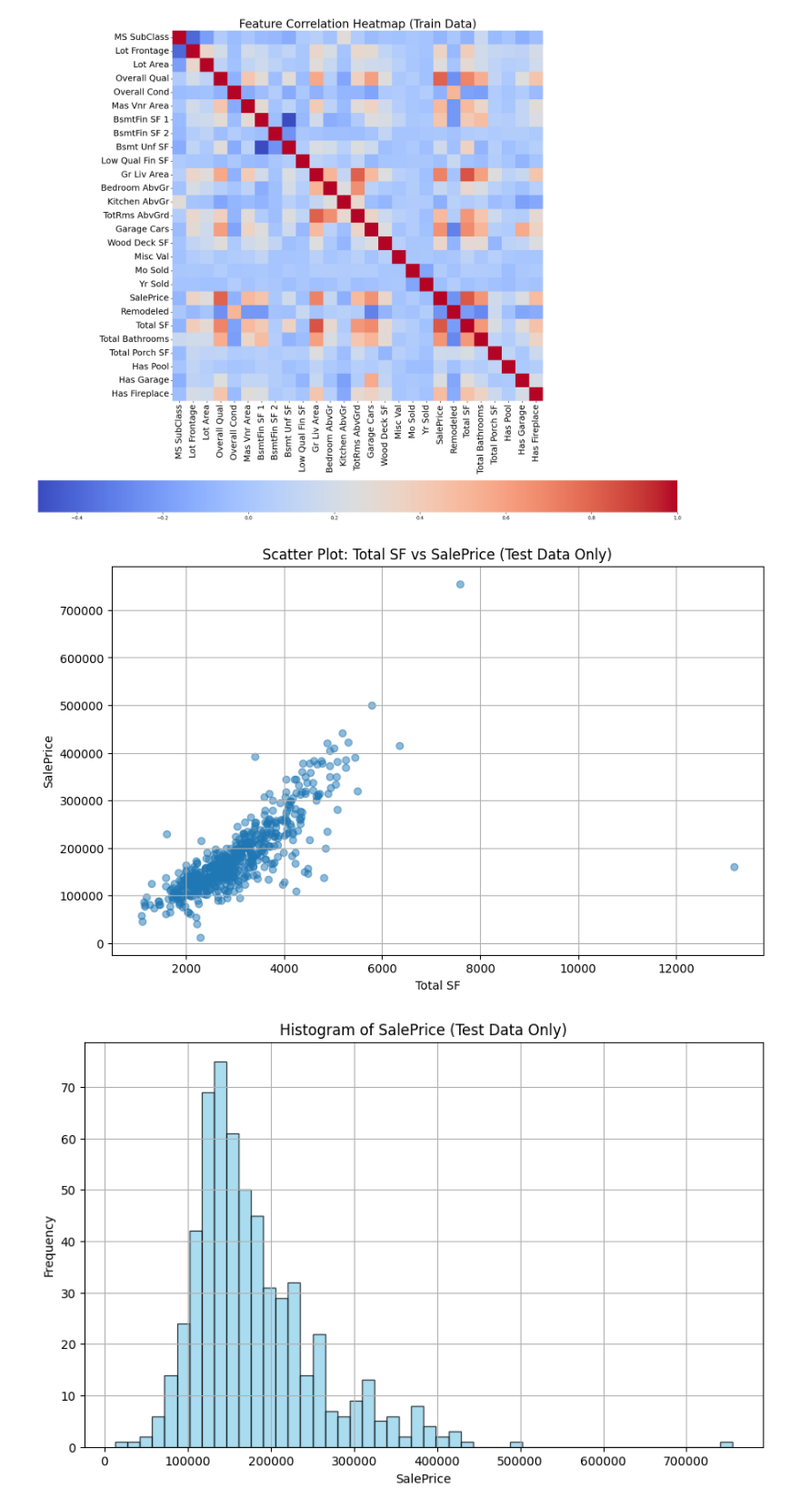
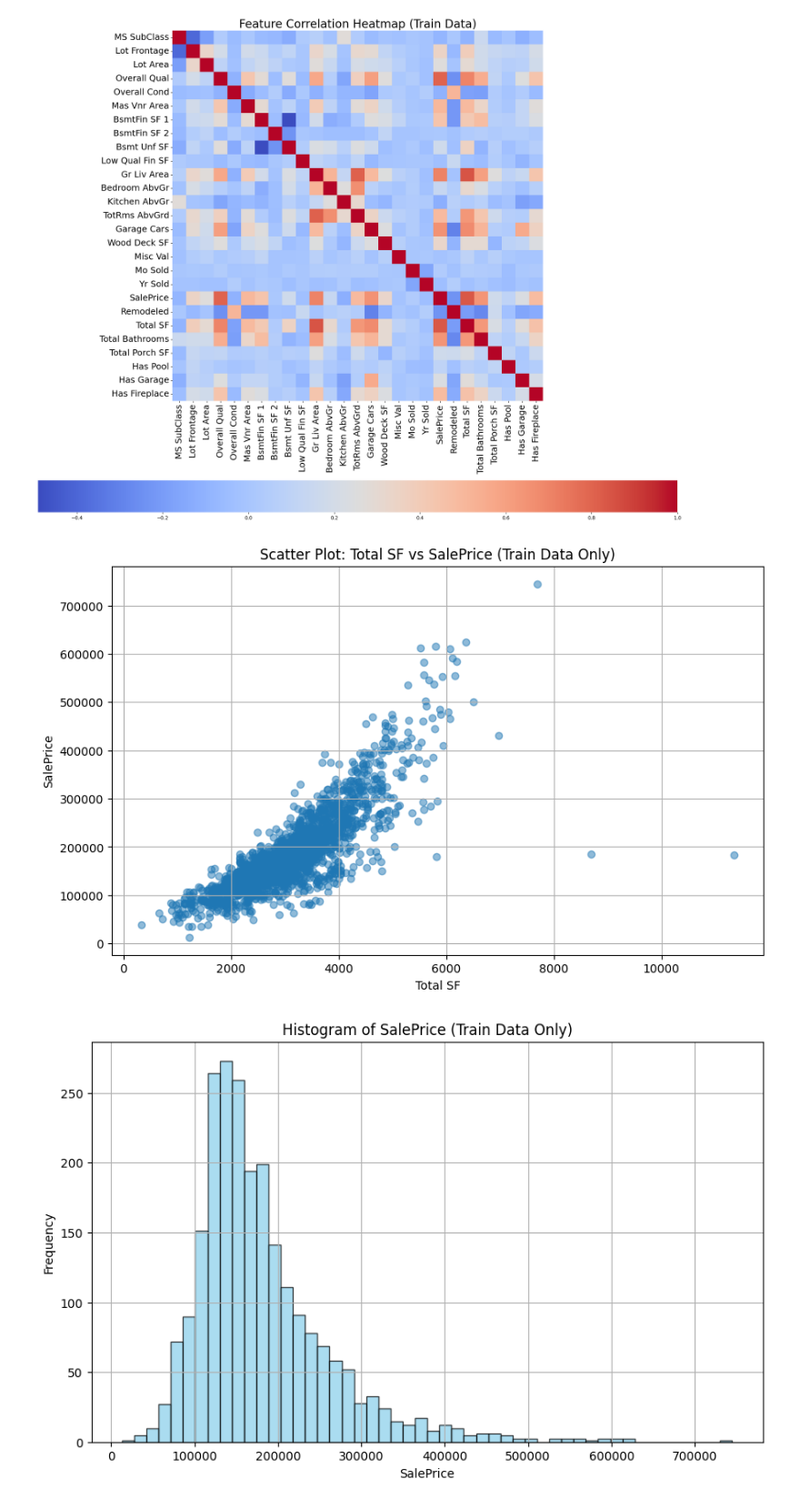
Before and after one commit to SulbenS/MaskinL-ringOppgaver, a Jupyter notebook: Oppgave1.ipynb, the cells around one changed output. Shown at 91% size. Drawn from its saved outputs; the diff is of its cells as text; code cells hidden in the pictures.

Commit message:
change the visualisation to use the treining data

```diff
--- a/Oppgave1.ipynb
+++ b/Oppgave1.ipynb
@@ -141,23 +141,23 @@ plt.show()
 import matplotlib.pyplot as plt
 
 plt.figure(figsize=(10, 6))
-plt.scatter(dfTest['Total SF'], dfTest['SalePrice'], alpha=0.5)
+plt.scatter(dfTrain['Total SF'], dfTrain['SalePrice'], alpha=0.5)
 plt.xlabel('Total SF')
 plt.ylabel('SalePrice')
-plt.title('Scatter Plot: Total SF vs SalePrice (Test Data Only)')
+plt.title('Scatter Plot: Total SF vs SalePrice (Train Data Only)')
 plt.grid(True)
 plt.show()
 # %% [output]
-[figure, old version]
+[figure, new version]
 # %%
 import matplotlib.pyplot as plt
 
 plt.figure(figsize=(10, 6))
-plt.hist(dfTest['SalePrice'], bins=50, color='skyblue', edgecolor='black', alpha=0.7)
+plt.hist(dfTrain['SalePrice'], bins=50, color='skyblue', edgecolor='black', alpha=0.7)
 plt.xlabel('SalePrice')
 plt.ylabel('Frequency')
-plt.title('Histogram of SalePrice (Test Data Only)')
+plt.title('Histogram of SalePrice (Train Data Only)')
 plt.grid(True)
 plt.show()
 # %% [output]
-[figure, old version]
+[figure, new version]
```
